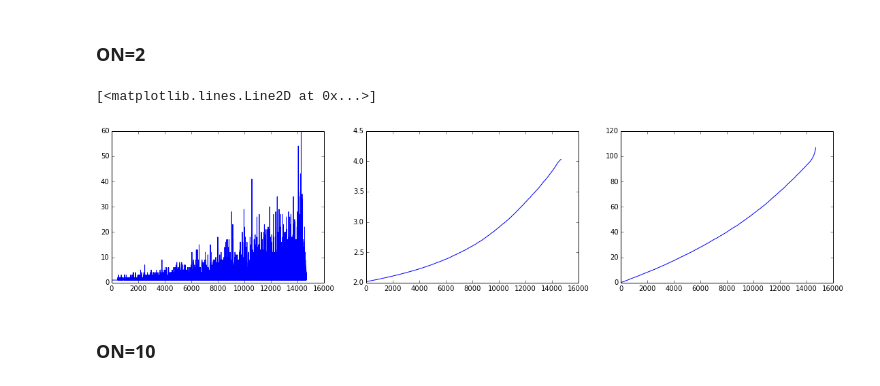
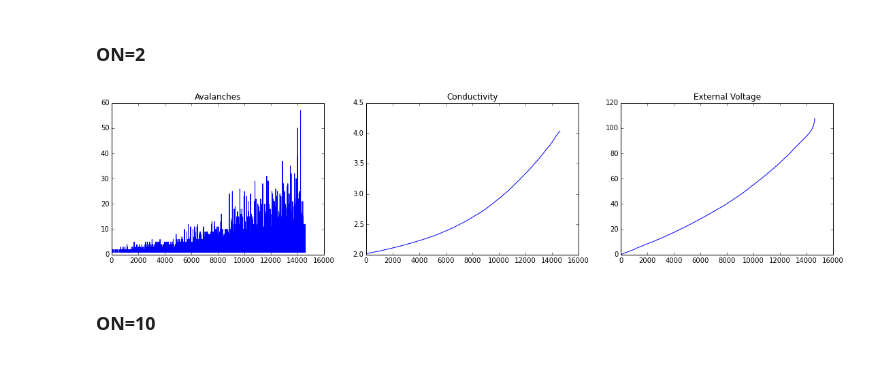
Before and after one commit to forrestsheldon/memNets, a Jupyter notebook: Fuse_Threshold_Network.ipynb, the cells around one changed output. Cells and saved outputs as stored; diff of their text form; code cells hidden in the pictures.

```diff
--- a/Fuse_Threshold_Network.ipynb
+++ b/Fuse_Threshold_Network.ipynb
@@ -747,12 +752,15 @@ volt_ON2 = run_ON2['voltages']
 # %%
 fig, ax = plt.subplots(1, 3, figsize=(19, 4))
 
 ax[0].plot(av_ON2)
+ax[0].set_title("Avalanches")
 ax[1].plot(cond_ON2)
+ax[1].set_title("Conductivity")
 ax[2].plot(volt_ON2)
+ax[2].set_title("External Voltage")
+fig.savefig('ON2_run.png')
 # %% [output]
-[<matplotlib.lines.Line2D at 0x...>]
-[figure, old version]
+[figure, new version]
 # %% [markdown]
 ### ON=10
 # %%
```
Also changed, not shown: parts of 4 cells of this notebook, 3 other files.
